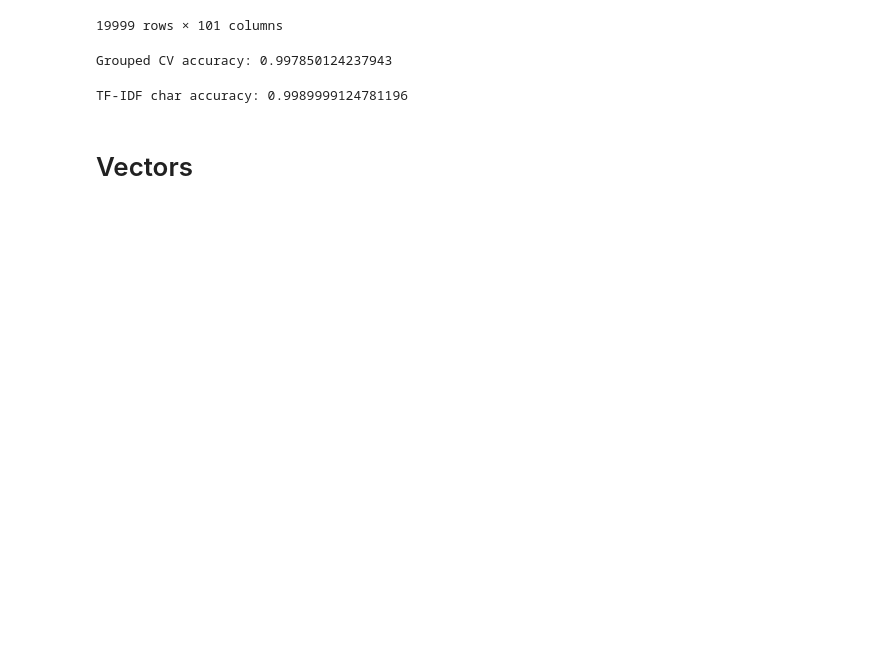
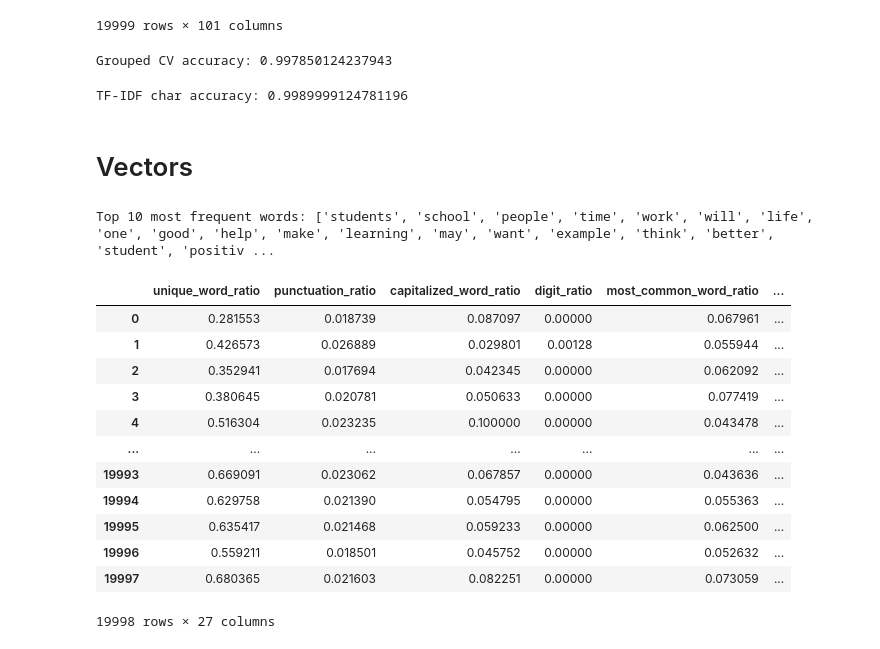
Before and after one commit to BenGaistAI/ai_detection, a Jupyter notebook: main_notebook.ipynb, the cells around one changed output. Saved outputs shown, nothing was run; the diff lists cells and outputs as text; code cells hidden in the pictures; blank space fills up the shorter version.

```diff
--- a/main_notebook.ipynb
+++ b/main_notebook.ipynb
@@ -873,3 +879,79 @@ print("TF-IDF char accuracy:", scores.mean())
 TF-IDF char accuracy: 0.9989999124781196
 # %% [markdown]
 # Vectors
+# %%
+def get_top_words_combined(df, stopwords, top_k=20):
+    words = []
+    for text in df['text']:
+        if pd.isna(text):
+            continue
+        text = str(text)
+        # מילים באורך ≥2
+        tokens = re.findall(r'\b[a-zA-Z]{2,}\b', text.lower())
+        tokens = [w for w in tokens if w not in stopwords]
+        words.extend(tokens)
+    # 10 המילים הכי נפוצות
+    top_words = [w for w, _ in Counter(words).most_common(top_k)]
+    return top_words
+
+# הפעלה על כל הדאטה (HUMAN + AI יחד)
+top_20_words = get_top_words_combined(data, STOPWORDS, top_k=20)
+print("Top 10 most frequent words:", top_20_words)
+# %% [output]
+Top 10 most frequent words: ['students', 'school', 'people', 'time', 'work', 'will', 'life', 'one', 'good', 'help', 'make', 'learning', 'may', 'want', 'example', 'think', 'better', 'student', 'positiv ...
+# %%
+def extract_all_features(text, top_words):
+    if pd.isna(text):
+        text = ""
+    text = str(text)
+    words = re.findall(r'\b[a-zA-Z]{2,}\b', text.lower())
+    counts = Counter(words)
+    total_words = len(words)
+    unique_words = len(counts)
+    probs = np.array(list(counts.values())) / total_words if total_words > 0 else np.array([1])
+
+    # משפטים
+    sentences = re.split(r'[.!?]', text)
+    sentence_lengths = [len(s.split()) for s in sentences if s.strip()]
+
+    features = {}
+
+    # -------------------------
+    # סטטיסטיים / טקסטואליים
+    # -------------------------
+    features["unique_word_ratio"] = unique_words / total_words if total_words > 0 else 0
+    features["punctuation_ratio"] = sum(text.count(p) for p in punctuations) / max(1, len(text))
+    features["capitalized_word_ratio"] = sum(w[0].isupper() for w in text.split() if w) / max(1, len(text.split()))
+    features["digit_ratio"] = sum(c.isdigit() for c in text) / max(1, len(text))
+    features["most_common_word_ratio"] = counts.most_common(1)[0][1] / total_words if total_words > 0 else 0
+    features["entropy_words"] = entropy(probs)
+
+    # -------------------------
+    # One-Hot על המילים הנבחרות
+    # -------------------------
+    word_set = set(words)
+    for w in top_words:
+        features[f'has_{w}'] = int(w in word_set)
+
+    return features
+# %%
+custom_vector_df = data['text'].apply(
+    lambda x: extract_all_features(x, top_20_words)
+).apply(pd.Series)
+
+custom_vector_df['label'] = data['label'].values
+custom_vector_df
+# %% [output]
+|  | unique_word_ratio | punctuation_ratio | capitalized_word_ratio | digit_ratio | most_common_word_ratio | ... |
+| 0 | 0.281553 | 0.018739 | 0.087097 | 0.00000 | 0.067961 | ... |
+| 1 | 0.426573 | 0.026889 | 0.029801 | 0.00128 | 0.055944 | ... |
+| 2 | 0.352941 | 0.017694 | 0.042345 | 0.00000 | 0.062092 | ... |
+| 3 | 0.380645 | 0.020781 | 0.050633 | 0.00000 | 0.077419 | ... |
+| 4 | 0.516304 | 0.023235 | 0.100000 | 0.00000 | 0.043478 | ... |
+| ... | ... | ... | ... | ... | ... | ... |
+| 19993 | 0.669091 | 0.023062 | 0.067857 | 0.00000 | 0.043636 | ... |
+| 19994 | 0.629758 | 0.021390 | 0.054795 | 0.00000 | 0.055363 | ... |
+| 19995 | 0.635417 | 0.021468 | 0.059233 | 0.00000 | 0.062500 | ... |
+| 19996 | 0.559211 | 0.018501 | 0.045752 | 0.00000 | 0.052632 | ... |
+| 19997 | 0.680365 | 0.021603 | 0.082251 | 0.00000 | 0.073059 | ... |
+19998 rows × 27 columns
```
Also changed, not shown: parts of 15 cells of this notebook.
